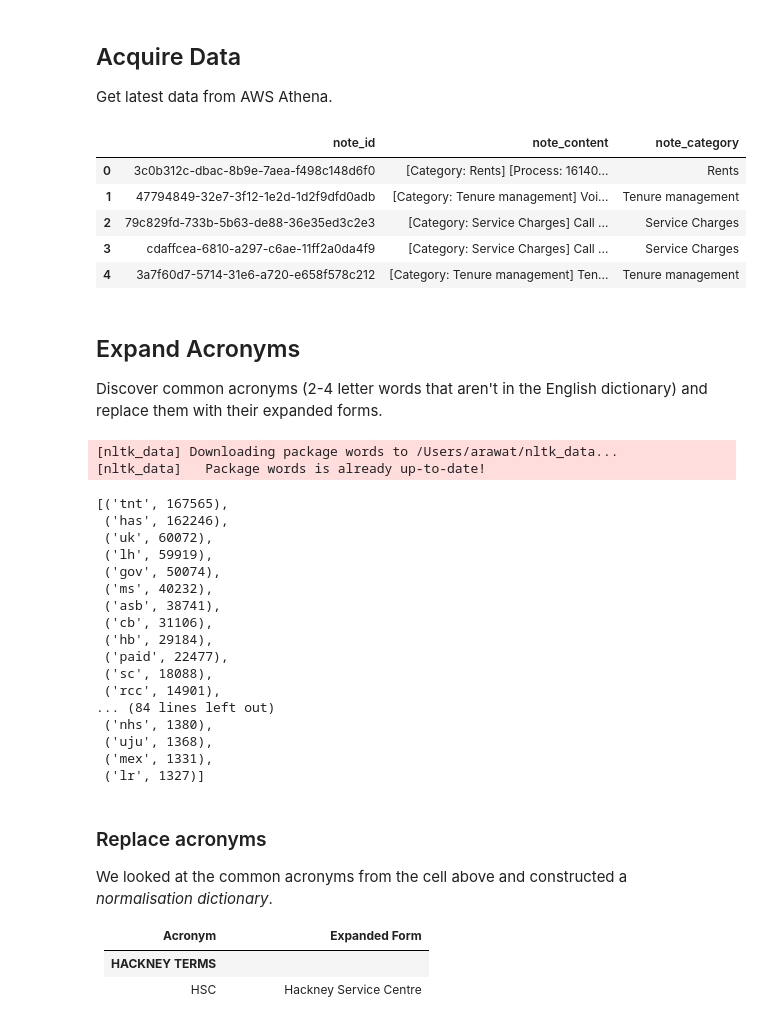
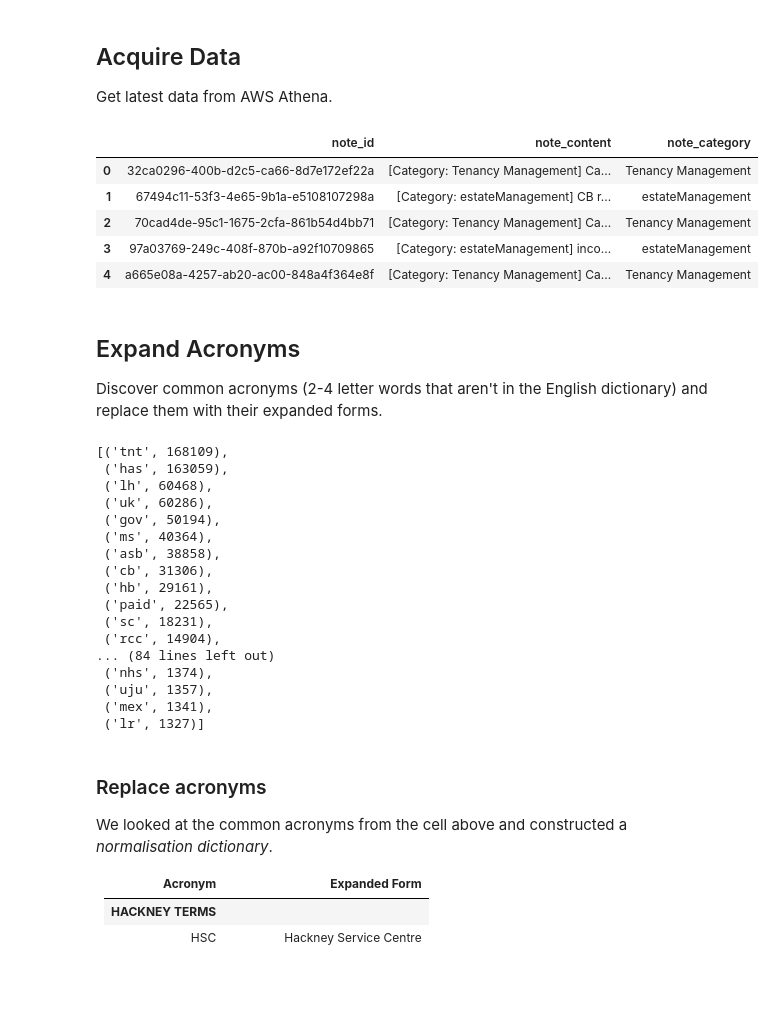
Before and after one commit to notatiyyah/CS3D6-Code, a Jupyter notebook: notebooks/prep-gold-standard.ipynb, the cells around one changed output. Saved outputs shown, nothing was run; the diff lists cells and outputs as text; code cells hidden in the pictures; blank space fills up the shorter version.

Commit message:
Clean up prep-gold-standard.ipynb

```diff
--- a/notebooks/prep-gold-standard.ipynb
+++ b/notebooks/prep-gold-standard.ipynb
@@ -213,58 +203,61 @@ def fetch_data_from_athena():
 
 df = fetch_data_from_athena()
 # %%
-df['note_content'] = "[Category: " + df['note_category'] + "] " + df['note_content']
+if not df['note_content'].str.startswith('[Category:').all():
+    # Prevents this from running twice
+    df['note_content'] = "[Category: " + df['note_category'] + "] " + df['note_content']
 df.head()
 # %% [output]
 |  | note_id | note_content | note_category |
-| 0 | 3c0b312c-dbac-8b9e-7aea-f498c148d6f0 | [Category: Rents] [Process: 16140... | Rents |
-| 1 | 47794849-32e7-3f12-1e2d-1d2f9dfd0adb | [Category: Tenure management] Voi... | Tenure management |
-| 2 | 79c829fd-733b-5b63-de88-36e35ed3c2e3 | [Category: Service Charges] Call ... | Service Charges |
-| 3 | cdaffcea-6810-a297-c6ae-11ff2a0da4f9 | [Category: Service Charges] Call ... | Service Charges |
-| 4 | 3a7f60d7-5714-31e6-a720-e658f578c212 | [Category: Tenure management] Ten... | Tenure management |
+| 0 | 32ca0296-400b-d2c5-ca66-8d7e172ef22a | [Category: Tenancy Management] Ca... | Tenancy Management |
+| 1 | 67494c11-53f3-4e65-9b1a-e5108107298a | [Category: estateManagement] CB r... | estateManagement |
+| 2 | 70cad4de-95c1-1675-2cfa-861b54d4bb71 | [Category: Tenancy Management] Ca... | Tenancy Management |
+| 3 | 97a03769-249c-408f-870b-a92f10709865 | [Category: estateManagement] inco... | estateManagement |
+| 4 | a665e08a-4257-ab20-ac00-848a4f364e8f | [Category: Tenancy Management] Ca... | Tenancy Management |
 # %% [markdown]
 ## Expand Acronyms
 Discover common acronyms (2-4 letter words that aren't in the English dictionary) and replace them with their expanded forms.
 # %%
-def get_most_common_acronyms(text, n):
-    # Load the standard English dictionary into a set
-    nltk.download('words')
+def get_most_common_acronyms(series: pd.Series, n: int = 100) -> list:
+    # Load the standard English dictionary into a lookup set
     english_vocab = set(word.lower() for word in words.words())
 
+    # Find 2-4 letter words (pre-compile for speed)
+    acronym_pattern = re.compile(r'\b[a-z]{2,4}\b')
 
-    # extract all 2-4 letter words
-    short_words = re.findall(r'\b[a-z]{2,4}\b', text)
+    acronym_counter = Counter()
 
-    # Only keep words NOT in the English dictionary
-    jargon_only = [word for word in short_words if word not in english_vocab]
+    # Stream and update row-by-row
+    for text in series.dropna():
+        if isinstance(text, str):
+            # Find short words and filter ones that aren't in the dictionary
+            short_words = acronym_pattern.findall(text.lower())
+            acronyms_only = [word for word in short_words if word not in english_vocab]
 
-    # 4. Look at the top 100 most common jargon words
-    return Counter(jargon_only).most_common(n)
+            # Batch update the counter
+            acronym_counter.update(acronyms_only)
 
-get_most_common_acronyms(
-    text=" ".join(df['note_content'].dropna().str.lower()), # combine all notes into one string
-    n=100
-)
+    return acronym_counter.most_common(n)
+
+get_most_common_acronyms(df['note_content'], n=100)
 # %% [output]
-[nltk_data] Downloading package words to /Users/arawat/nltk_data...
-[nltk_data]   Package words is already up-to-date!
+[('tnt', 168109),
+ ('has', 163059),
+ ('lh', 60468),
+ ('uk', 60286),
+ ('gov', 50194),
+ ('ms', 40364),
+ ('asb', 38858),
+ ('cb', 31306),
+ ('hb', 29161),
+ ('paid', 22565),
+ ('sc', 18231),
+ ('rcc', 14904),
+... (84 lines left out)
+ ('nhs', 1374),
+ ('uju', 1357),
+ ('mex', 1341),
+ ('lr', 1327)]
-[('tnt', 167565),
- ('has', 162246),
- ('uk', 60072),
- ('lh', 59919),
- ('gov', 50074),
- ('ms', 40232),
- ('asb', 38741),
- ('cb', 31106),
- ('hb', 29184),
- ('paid', 22477),
- ('sc', 18088),
- ('rcc', 14901),
-... (84 lines left out)
- ('nhs', 1380),
- ('uju', 1368),
- ('mex', 1331),
- ('lr', 1327)]
 # %% [markdown]
 ### Replace acronyms
 We looked at the common acronyms from the cell above and constructed a *normalisation dictionary*.
```
Also changed, not shown: parts of 35 cells of this notebook, 5 other files.
